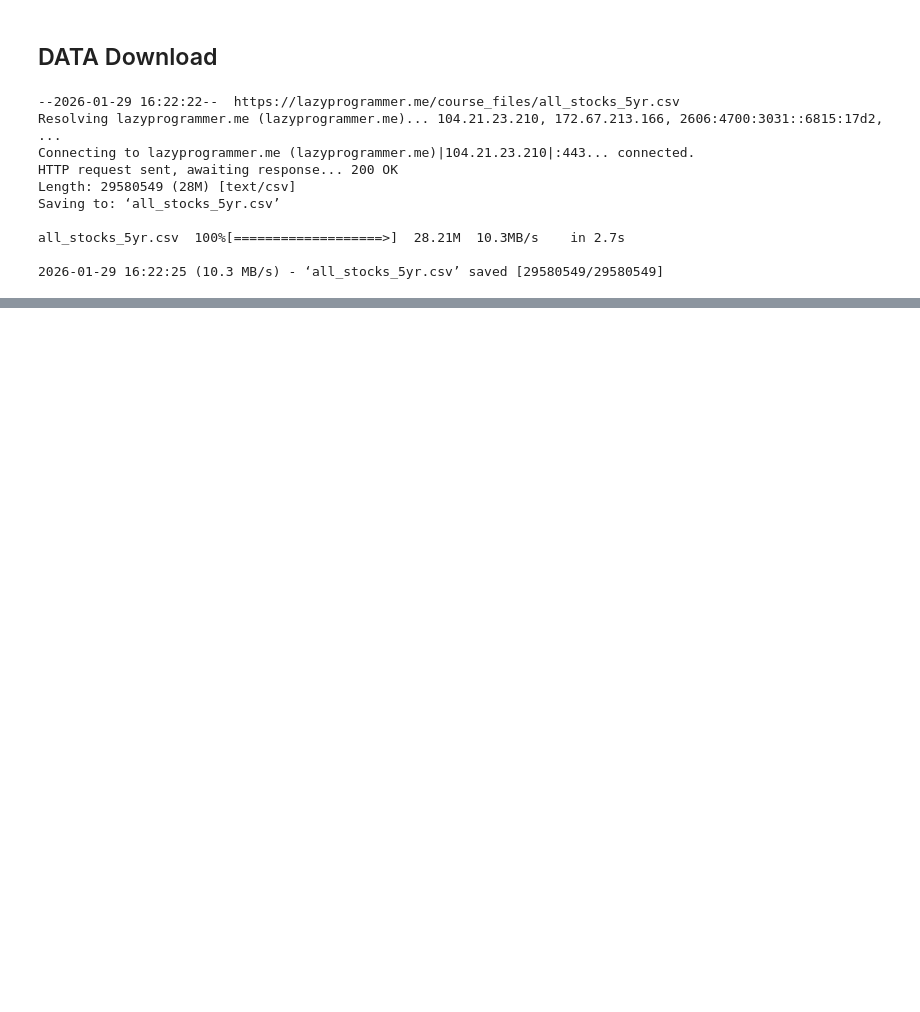
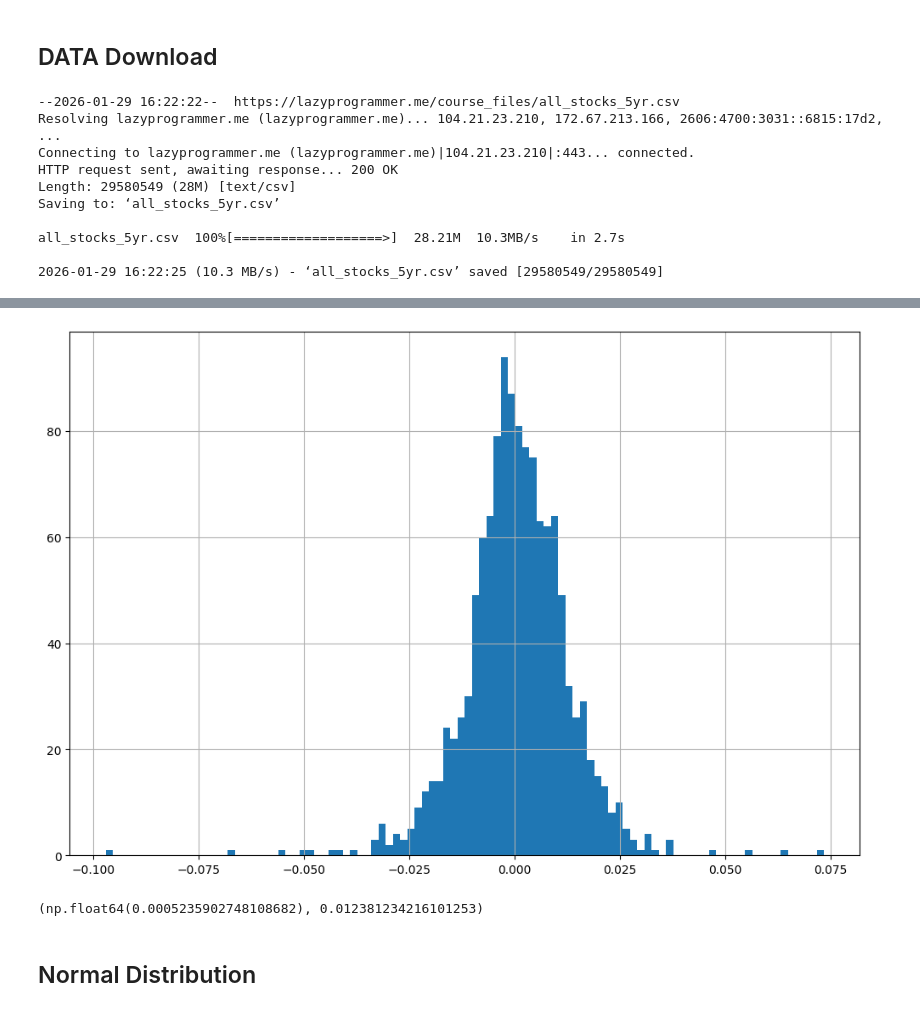
Before and after one commit to RANJEETH-RIKKALA/FINANCIAL_ENGINEERING_WITH_AI, a Jupyter notebook: Financial_Data_Statistics.ipynb, the cells around one changed output, grey strips where cells are left out. Cells and saved outputs as stored; diff of their text form; code cells hidden in the pictures; blank space fills up the shorter version.

```diff
--- a/Financial_Data_Statistics.ipynb
+++ b/Financial_Data_Statistics.ipynb
@@ -17,0 +80,3 @@ all_stocks_5yr.csv  100%[===================>]  28.21M  10.3MB/s    in 2.7s
+# %%
+sbux['log_return'] = np.log(sbux['return'] + 1)
+sbux.head()
@@ -17,0 +90,10 @@ all_stocks_5yr.csv  100%[===================>]  28.21M  10.3MB/s    in 2.7s
+# %%
+sbux['log_return'].hist(bins=100,figsize=(12,8));
+# %% [output]
+[figure, added]
+# %%
+sbux['log_return'].mean() , sbux['log_return'].std()
+# %% [output]
+(np.float64(0.0005235902748108682), 0.012381234216101253)
+# %% [markdown]
+## Normal Distribution
```
Also changed, not shown: parts of 11 cells of this notebook.
